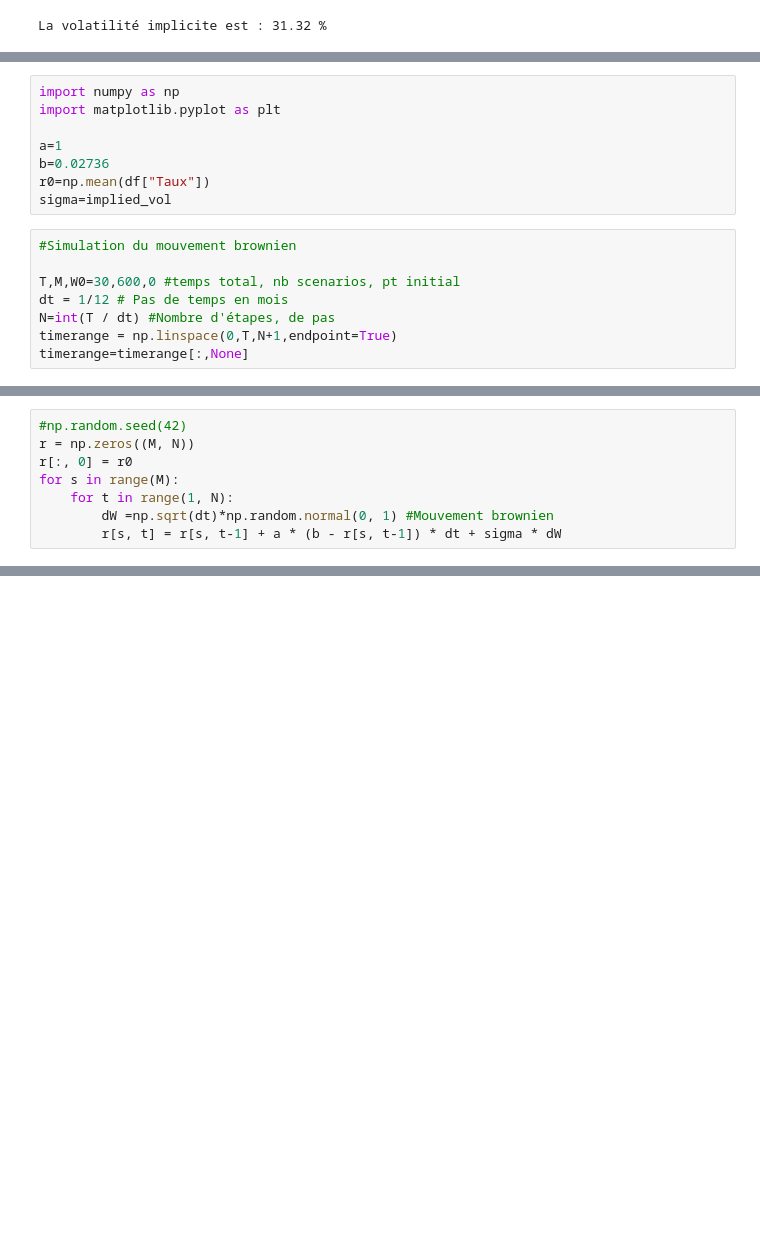
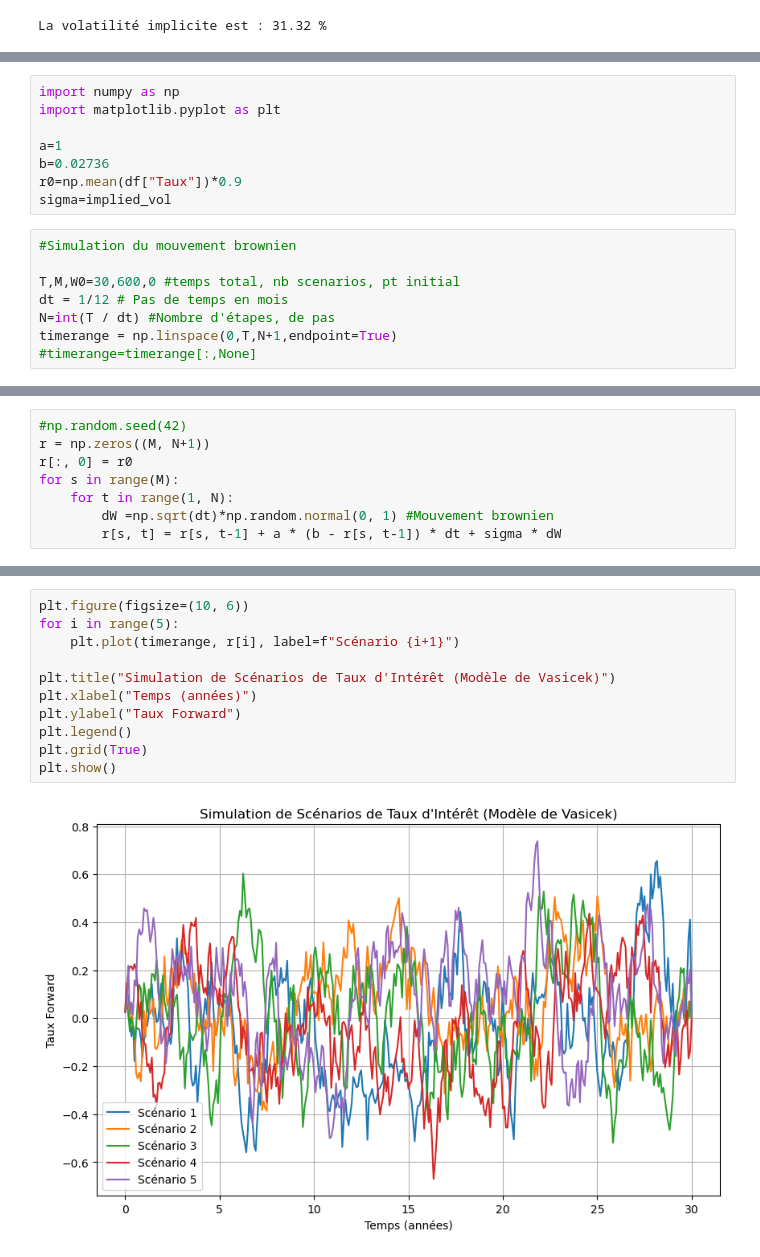
Before and after one commit to mathieuroig9/Statapp, a Jupyter notebook: partie1.ipynb, the cells around one changed output, grey strips where cells are left out. Cells and saved outputs as stored; diff of their text form; blank space fills up the shorter version.

Commit message:
Représentation d'un scénario

```diff
--- a/partie1.ipynb
+++ b/partie1.ipynb
@@ -177,7 +164,7 @@ import matplotlib.pyplot as plt
 
 a=1
 b=0.02736
-r0=np.mean(df["Taux"])
+r0=np.mean(df["Taux"])*0.9
 sigma=implied_vol
 # %%
 #Simulation du mouvement brownien
@@ -186,4 +173,4 @@ T,M,W0=30,600,0 #temps total, nb scenarios, pt initial
 dt = 1/12 # Pas de temps en mois
 N=int(T / dt) #Nombre d'étapes, de pas
 timerange = np.linspace(0,T,N+1,endpoint=True)
-timerange=timerange[:,None]
+#timerange=timerange[:,None]
@@ -194,6 +177,6 @@ dW.shape
 # %%
 #np.random.seed(42)
-r = np.zeros((M, N))
+r = np.zeros((M, N+1))
 r[:, 0] = r0
 for s in range(M):
     for t in range(1, N):
@@ -217,0 +201,13 @@ array([[ 0.027474  ,  0.14488672,  0.02845645, ..., -0.05951286,
+# %%
+plt.figure(figsize=(10, 6))
+for i in range(5):
+    plt.plot(timerange, r[i], label=f"Scénario {i+1}")
+
+plt.title("Simulation de Scénarios de Taux d'Intérêt (Modèle de Vasicek)")
+plt.xlabel("Temps (années)")
+plt.ylabel("Taux Forward")
+plt.legend()
+plt.grid(True)
+plt.show()
+# %% [output]
+[figure, added]
```
Also changed, not shown: parts of 6 cells of this notebook.
